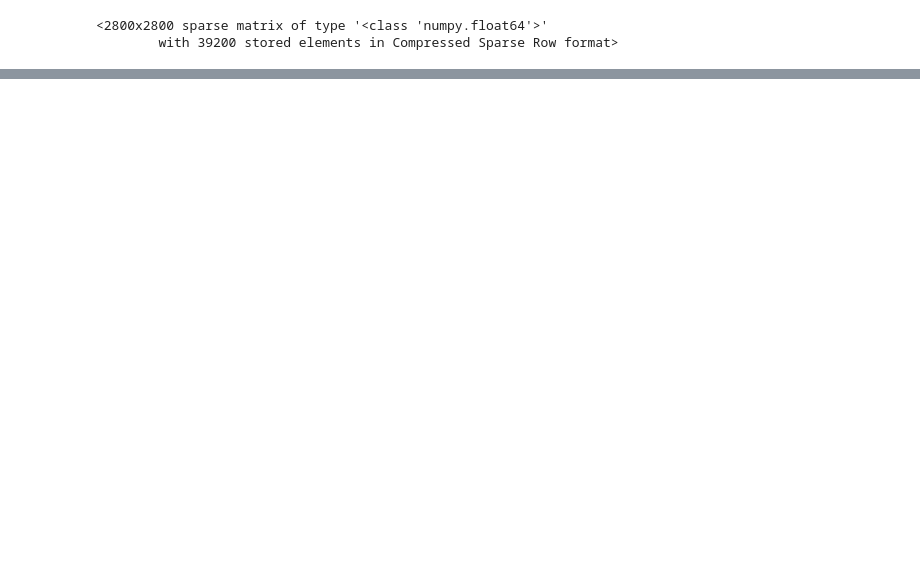
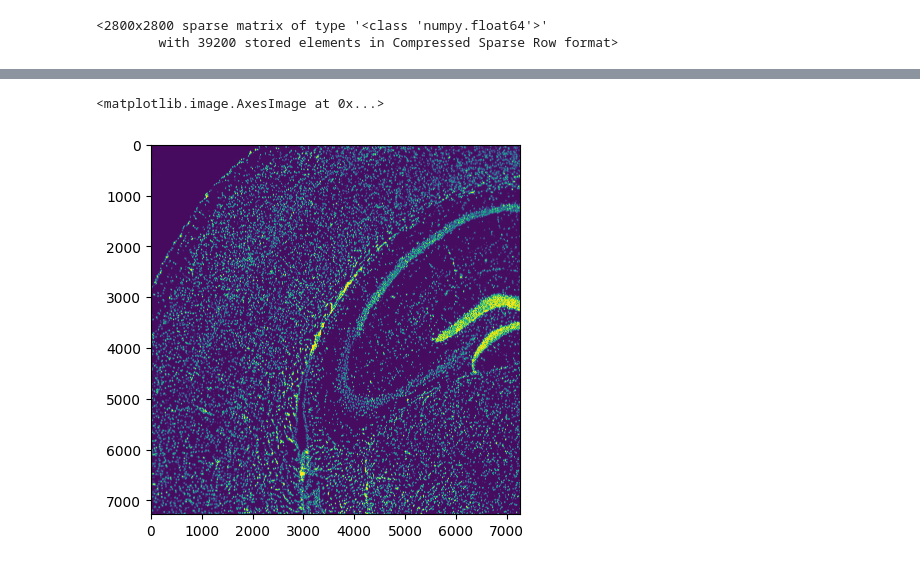
Before and after one commit to idf-io/SpatialPipe, a Jupyter notebook: tutorials/squidpy_framework_exploration_VISIUM.ipynb, the cells around one changed output, grey strips where cells are left out. Cells and saved outputs as stored; diff of their text form; code cells hidden in the pictures; blank space fills up the shorter version.

```diff
--- a/tutorials/squidpy_framework_exploration_VISIUM.ipynb
+++ b/tutorials/squidpy_framework_exploration_VISIUM.ipynb
@@ -265,0 +244,2 @@ adata.to_df().head().sort_index(axis=1).iloc[:, 10000:10009]
+# %%
+img = sq.datasets.visium_fluo_image_crop()
@@ -265,0 +281,5 @@ adata.to_df().head().sort_index(axis=1).iloc[:, 10000:10009]
+# %%
+plt.imshow(img['image'][..., 0])
+# %% [output]
+<matplotlib.image.AxesImage at 0x...>
+[figure, added]
```
Also changed, not shown: parts of 39 cells of this notebook.
